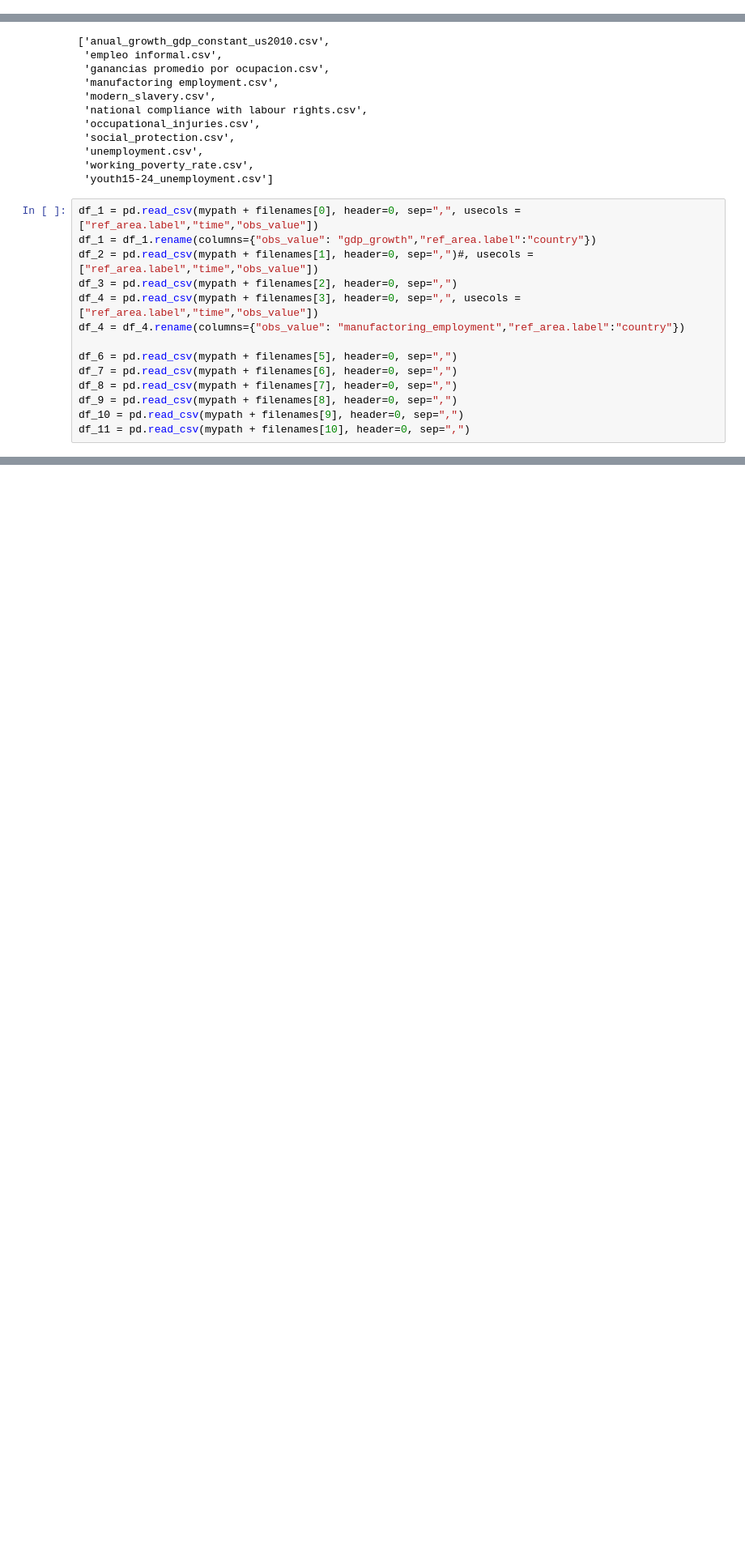
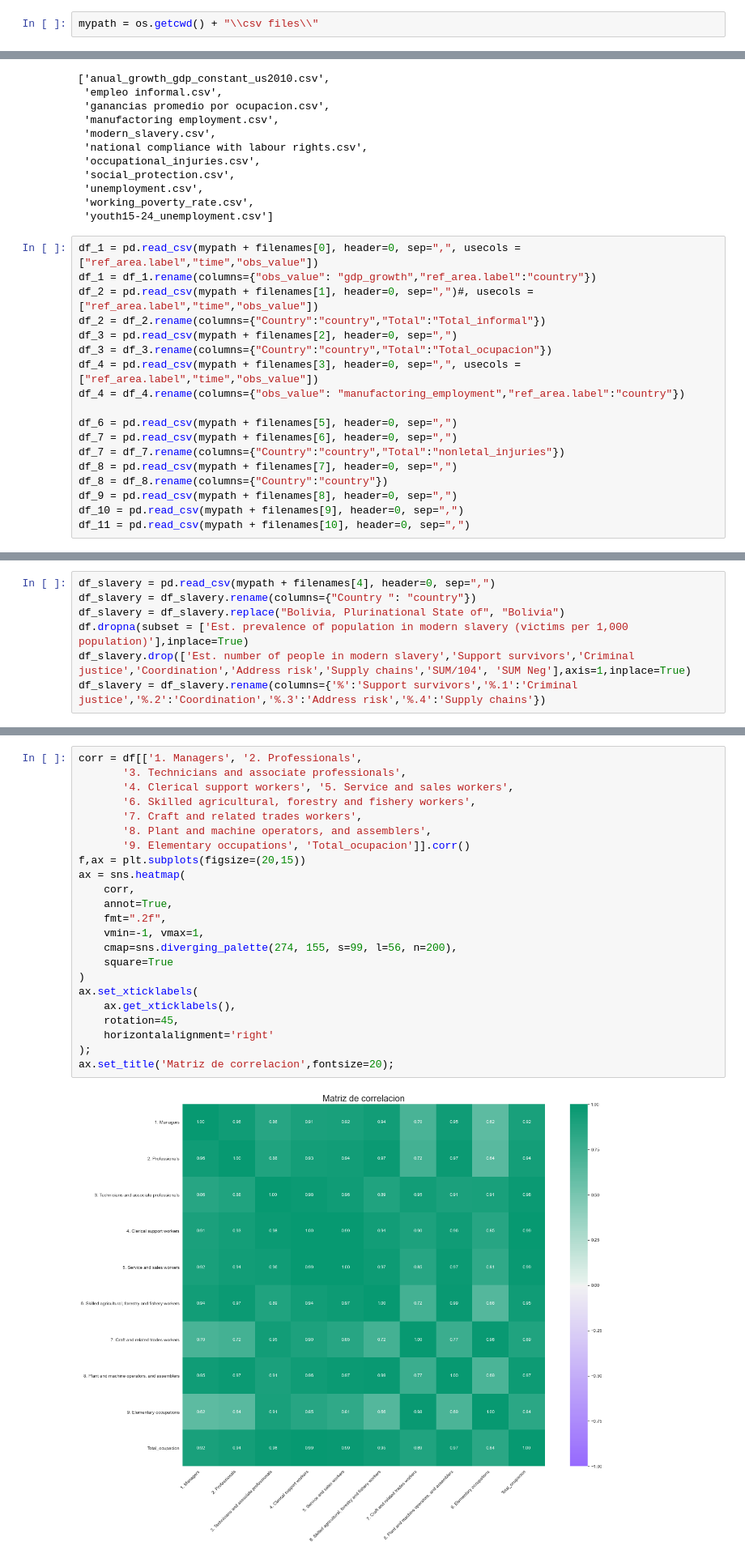
Before and after one commit to DataJam-Pasos-Libres-2021/TeamNinus, a Jupyter notebook: project/adecuacion.ipynb, the cells around one changed output, grey strips where cells are left out. Shown at 81% size. Saved outputs shown, nothing was run; the diff lists cells and outputs as text; blank space fills up the shorter version.

```diff
--- a/project/adecuacion.ipynb
+++ b/project/adecuacion.ipynb
@@ -15,3 +13,5 @@ mypath = "C:\\Users\\Esteban\\Documents\\Estudios\\datajam pasos libres\\csv fil
+# %%
+mypath = os.getcwd() + "\\csv files\\"
 # %%
 filenames = next(os.walk(mypath), (None, None, []))[2]  # [] if no file
 filenames
@@ -31,13 +31,17 @@ filenames
 df_1 = pd.read_csv(mypath + filenames[0], header=0, sep=",", usecols = ["ref_area.label","time","obs_value"])
 df_1 = df_1.rename(columns={"obs_value": "gdp_growth","ref_area.label":"country"})
 df_2 = pd.read_csv(mypath + filenames[1], header=0, sep=",")#, usecols = ["ref_area.label","time","obs_value"])
+df_2 = df_2.rename(columns={"Country":"country","Total":"Total_informal"})
 df_3 = pd.read_csv(mypath + filenames[2], header=0, sep=",")
+df_3 = df_3.rename(columns={"Country":"country","Total":"Total_ocupacion"})
 df_4 = pd.read_csv(mypath + filenames[3], header=0, sep=",", usecols = ["ref_area.label","time","obs_value"])
 df_4 = df_4.rename(columns={"obs_value": "manufactoring_employment","ref_area.label":"country"})
 
 df_6 = pd.read_csv(mypath + filenames[5], header=0, sep=",")
 df_7 = pd.read_csv(mypath + filenames[6], header=0, sep=",")
+df_7 = df_7.rename(columns={"Country":"country","Total":"nonletal_injuries"})
 df_8 = pd.read_csv(mypath + filenames[7], header=0, sep=",")
+df_8 = df_8.rename(columns={"Country":"country"})
 df_9 = pd.read_csv(mypath + filenames[8], header=0, sep=",")
 df_10 = pd.read_csv(mypath + filenames[9], header=0, sep=",")
 df_11 = pd.read_csv(mypath + filenames[10], header=0, sep=",")
@@ -88,0 +48,7 @@ Index(['country', 'Population', 'Region',
+# %%
+df_slavery = pd.read_csv(mypath + filenames[4], header=0, sep=",")
+df_slavery = df_slavery.rename(columns={"Country ": "country"})
+df_slavery = df_slavery.replace("Bolivia, Plurinational State of", "Bolivia")
+df.dropna(subset = ['Est. prevalence of population in modern slavery (victims per 1,000 population)'],inplace=True)
+df_slavery.drop(['Est. number of people in modern slavery','Support survivors','Criminal justice','Coordination','Address risk','Supply chains','SUM/104', 'SUM Neg'],axis=1,inplace=True)
+df_slavery = df_slavery.rename(columns={'%':'Support survivors','%.1':'Criminal justice','%.2':'Coordination','%.3':'Address risk','%.4':'Supply chains'})
@@ -88,0 +115,25 @@ Index(['country', 'Population', 'Region',
+# %%
+corr = df[['1. Managers', '2. Professionals',
+       '3. Technicians and associate professionals',
+       '4. Clerical support workers', '5. Service and sales workers',
+       '6. Skilled agricultural, forestry and fishery workers',
+       '7. Craft and related trades workers',
+       '8. Plant and machine operators, and assemblers',
+       '9. Elementary occupations', 'Total_ocupacion']].corr()
+f,ax = plt.subplots(figsize=(20,15))
+ax = sns.heatmap(
+    corr,
+    annot=True,
+    fmt=".2f",
+    vmin=-1, vmax=1,
+    cmap=sns.diverging_palette(274, 155, s=99, l=56, n=200),
+    square=True
+)
+ax.set_xticklabels(
+    ax.get_xticklabels(),
+    rotation=45,
+    horizontalalignment='right'
+);
+ax.set_title('Matriz de correlacion',fontsize=20);
+# %% [output]
+[figure, added]
```
Also changed, not shown: parts of 11 cells of this notebook.
